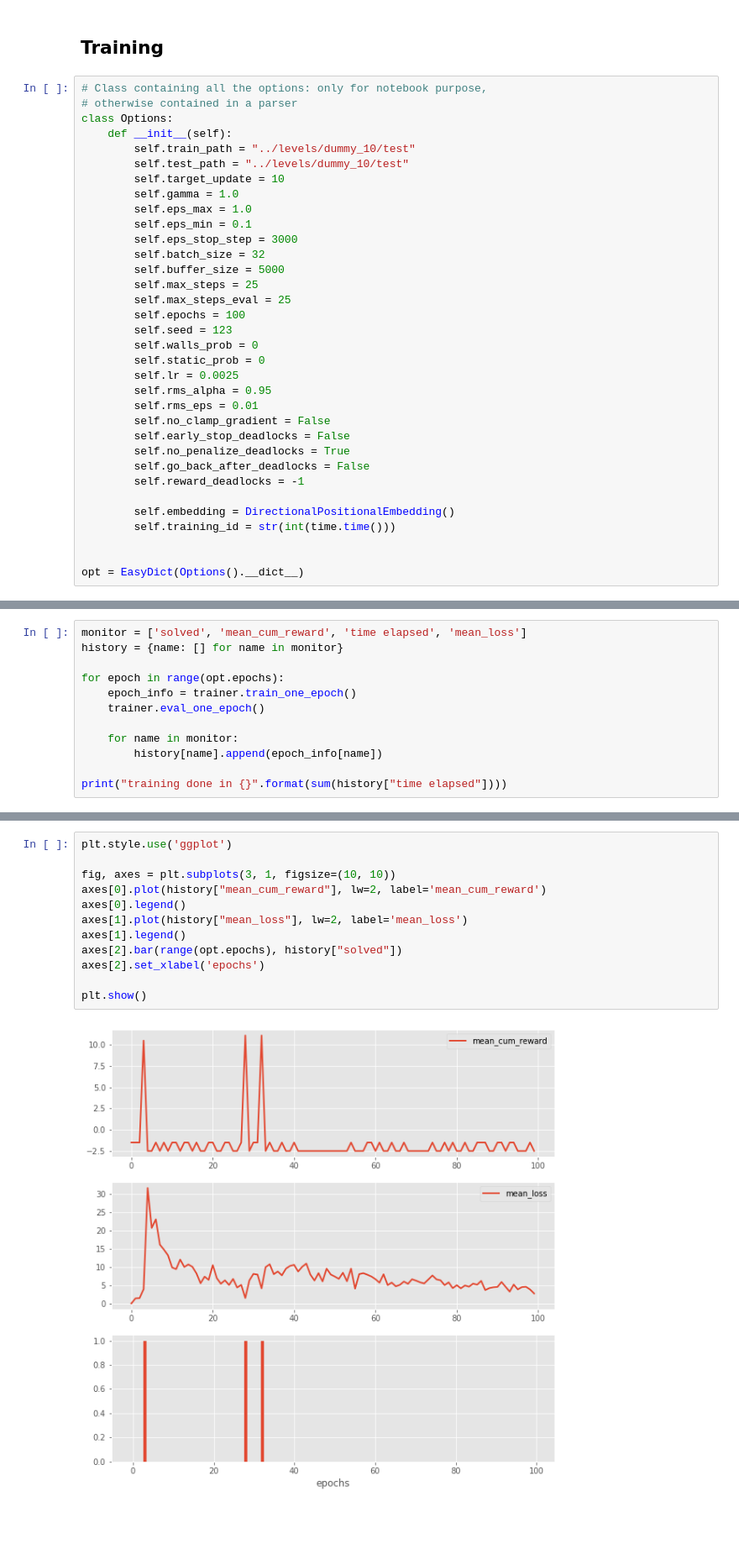
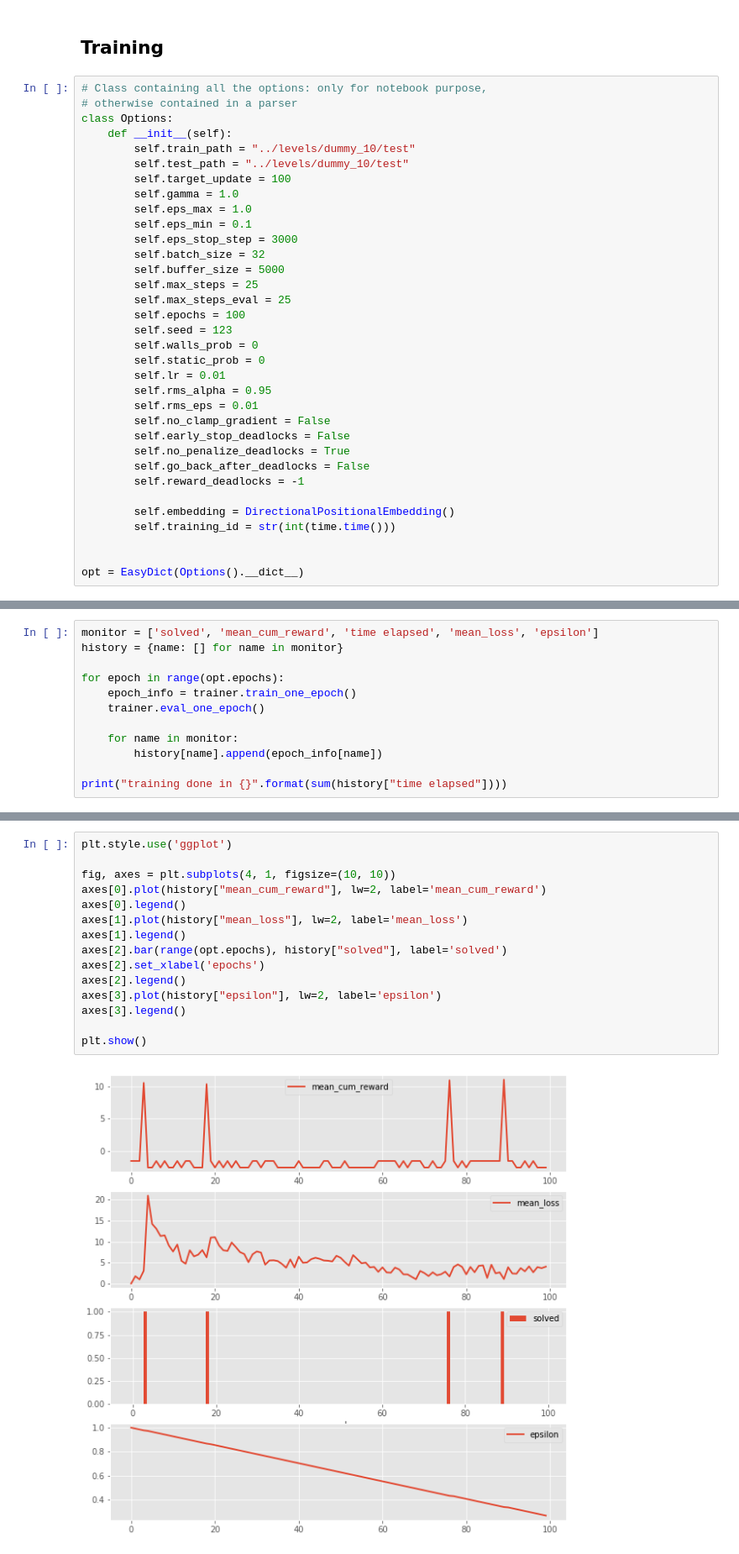
Before and after one commit to mathieuorhan/graph-sokoban, a Jupyter notebook: notebooks/train_vizualization.ipynb, the cells around one changed output, grey strips where cells are left out. Shown at 84% size. Drawn from its saved outputs; the diff is of its cells as text; blank space fills up the shorter version.

```diff
--- a/notebooks/train_vizualization.ipynb
+++ b/notebooks/train_vizualization.ipynb
@@ -95,7 +99,7 @@ class Options:
     def __init__(self):
         self.train_path = "../levels/dummy_10/test"
         self.test_path = "../levels/dummy_10/test"
-        self.target_update = 10
+        self.target_update = 100
         self.gamma = 1.0
         self.eps_max = 1.0
         self.eps_min = 0.1
@@ -108,7 +112,7 @@ class Options:
         self.seed = 123
         self.walls_prob = 0
         self.static_prob = 0
-        self.lr = 0.0025
+        self.lr = 0.01
         self.rms_alpha = 0.95
         self.rms_eps = 0.01
         self.no_clamp_gradient = False
@@ -164,7 +168,7 @@ GraphCenteredNet(
   )
 )
 # %%
-monitor = ['solved', 'mean_cum_reward', 'time elapsed', 'mean_loss']
+monitor = ['solved', 'mean_cum_reward', 'time elapsed', 'mean_loss', 'epsilon']
 history = {name: [] for name in monitor}
 
 for epoch in range(opt.epochs):
@@ -196,14 +200,17 @@ dataset size[eval]: 1
 # %%
 plt.style.use('ggplot')
 
-fig, axes = plt.subplots(3, 1, figsize=(10, 10))
+fig, axes = plt.subplots(4, 1, figsize=(10, 10))
 axes[0].plot(history["mean_cum_reward"], lw=2, label='mean_cum_reward')
 axes[0].legend()
 axes[1].plot(history["mean_loss"], lw=2, label='mean_loss')
 axes[1].legend()
-axes[2].bar(range(opt.epochs), history["solved"])
+axes[2].bar(range(opt.epochs), history["solved"], label='solved')
 axes[2].set_xlabel('epochs')
+axes[2].legend()
+axes[3].plot(history["epsilon"], lw=2, label='epsilon')
+axes[3].legend()
 
 plt.show()
 # %% [output]
-[figure, old version]
+[figure, new version]
```
Also changed, not shown: parts of 6 cells of this notebook, 2 other files.
